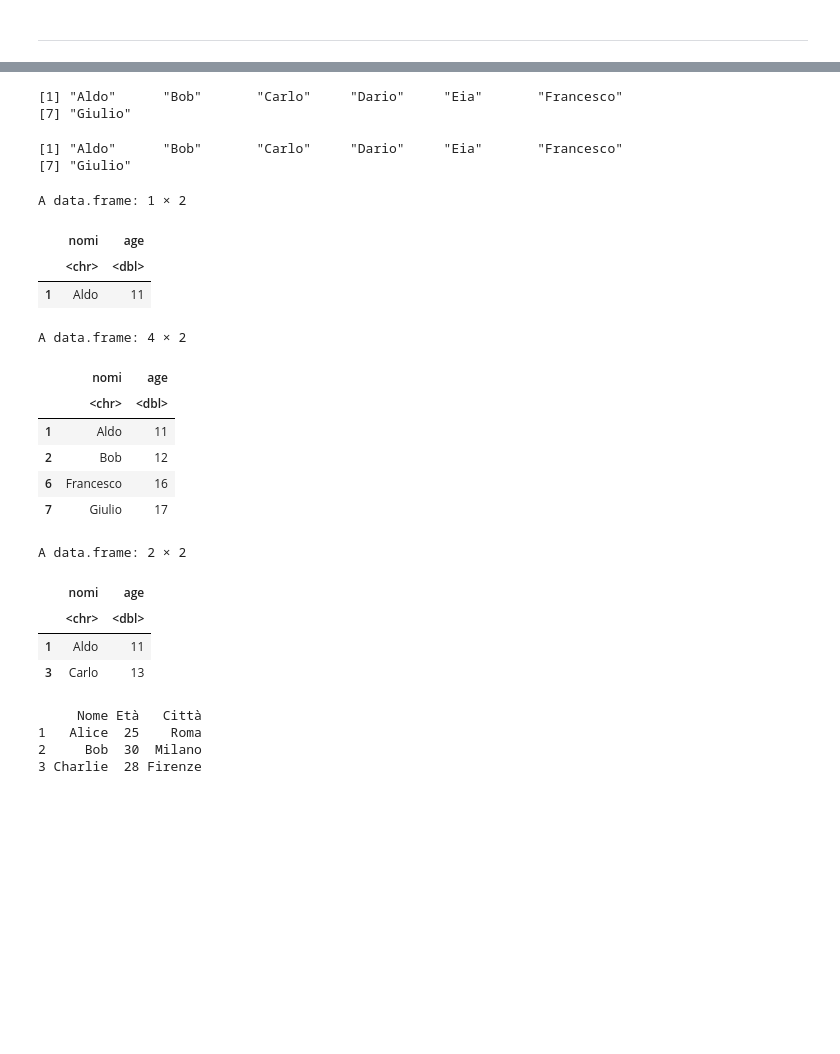
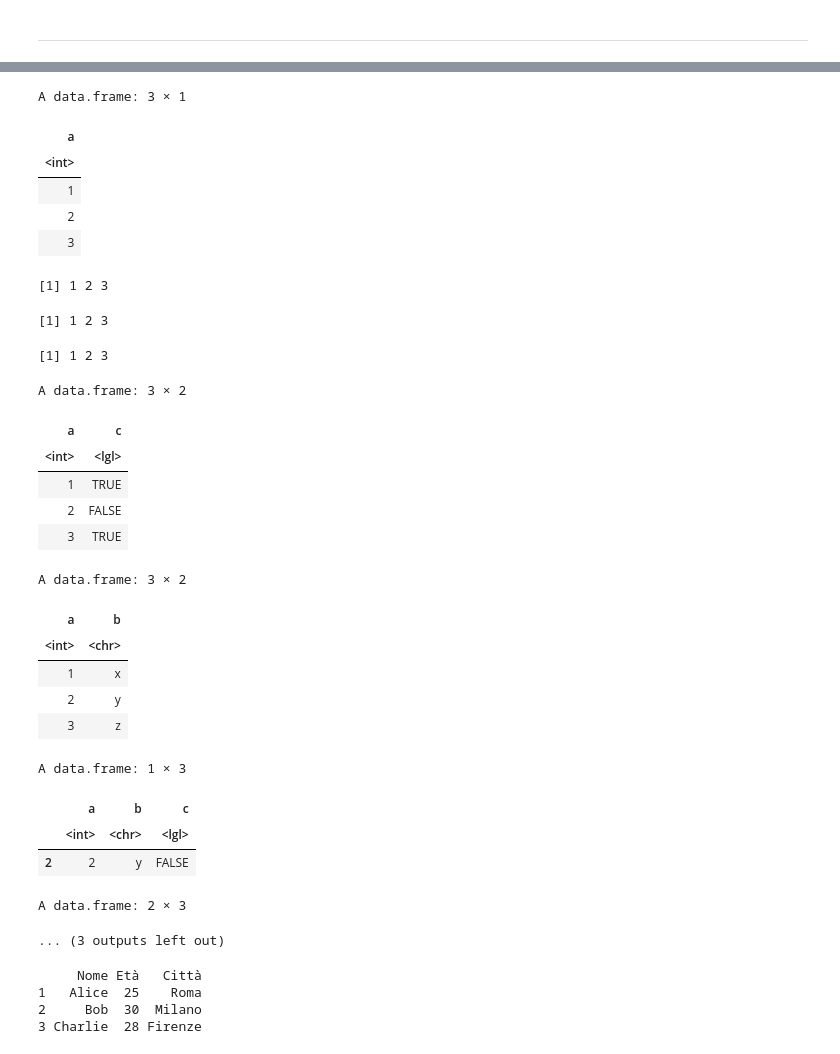
Before and after one commit to seccobenedetto/coding_tutorials, a Jupyter notebook: R.ipynb, the cells around one changed output, grey strips where cells are left out. Cells and saved outputs as stored; diff of their text form; code cells hidden in the pictures; blank space fills up the shorter version.

```diff
--- a/R.ipynb
+++ b/R.ipynb
@@ -560,31 +666,55 @@ $row.names
-# %%
-# INDEXING:
-df[[1]]         # access by component index
-df[['nomi']]    # access by component name
-df[1,]          # select first row, all columns
-df[ -(3:5), ]   # drop rows 2:10
-df[sample(1:5,2),]  # select 2 rows at random in the first 5
-# %% [output]
-[1] "Aldo"      "Bob"       "Carlo"     "Dario"     "Eia"       "Francesco"
-[7] "Giulio"
-[1] "Aldo"      "Bob"       "Carlo"     "Dario"     "Eia"       "Francesco"
-[7] "Giulio"
-A data.frame: 1 × 2
-|  | nomi | age |
-|  | <chr> | <dbl> |
-| 1 | Aldo | 11 |
-A data.frame: 4 × 2
-|  | nomi | age |
-|  | <chr> | <dbl> |
-| 1 | Aldo | 11 |
-| 2 | Bob | 12 |
-| 6 | Francesco | 16 |
-| 7 | Giulio | 17 |
-A data.frame: 2 × 2
-|  | nomi | age |
-|  | <chr> | <dbl> |
-| 1 | Aldo | 11 |
-| 3 | Carlo | 13 |
+# %%
+# Create a sample data frame
+df <- data.frame(
+  a = 1:3,
+  b = c("x", "y", "z"),
+  c = c(TRUE, FALSE, TRUE)
+)
+
+# Extracting columns
+df[1]          # data frame with column 'a' (returns a dataframe)
+df[[1]]        # vector: 1 2 3 (returns the vector of the first column)
+df[["a"]]      # vector: 1 2 3 (returns the vector of the 'a' column)
+df$a           # vector: 1 2 3 (returns the vector of the 'a' column)
+# multiple columns
+df[c("a", "c")]    # data frame with columns 'a' and 'c' (returns a dataframe with selected columns)
+df[1:2]            # data frame with columns 'a' and 'b' (returns a dataframe with the first two columns)
+
+# Extracting rows
+df[2, ]            # data frame with 1 row (row 2) (returns a dataframe with the second row)
+df[1:2, ]          # data frame with rows 1 and 2 (returns a dataframe with rows 1 and 2)
+
+# Extracting elements
+df[2, 1]           # single value (2nd row, 1st column): 2 (returns a single value: 2)
+df[[1]][2]         # same value: 2 (returns 2 from the vector in the first column)
+# %% [output]
+A data.frame: 3 × 1
+| a |
+| <int> |
+| 1 |
+| 2 |
+| 3 |
+[1] 1 2 3
+[1] 1 2 3
+[1] 1 2 3
+A data.frame: 3 × 2
+| a | c |
+| <int> | <lgl> |
+| 1 | TRUE |
+| 2 | FALSE |
+| 3 | TRUE |
+A data.frame: 3 × 2
+| a | b |
+| <int> | <chr> |
+| 1 | x |
+| 2 | y |
+| 3 | z |
+A data.frame: 1 × 3
+|  | a | b | c |
+|  | <int> | <chr> | <lgl> |
+| 2 | 2 | y | FALSE |
+A data.frame: 2 × 3
+... (3 outputs left out)
 # %%
 nomi  <- c("Alice", "Bob", "Charlie")
 età   <- c(25, 30, 28)
```
Also changed, not shown: parts of 29 cells of this notebook.
